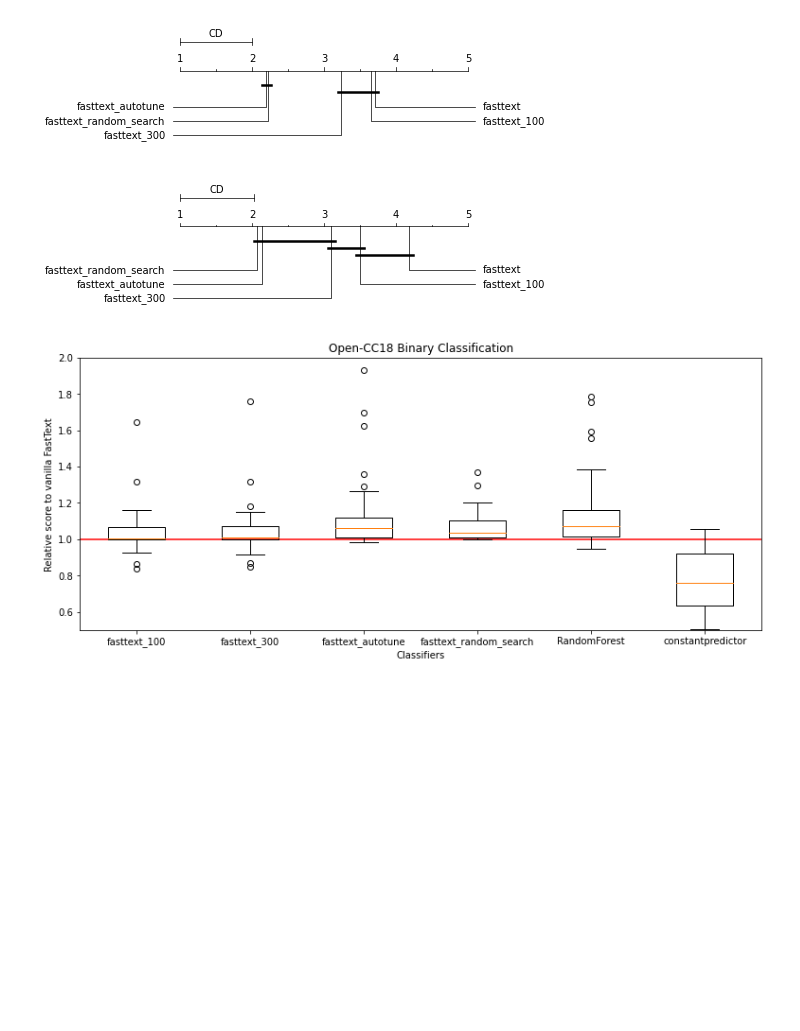
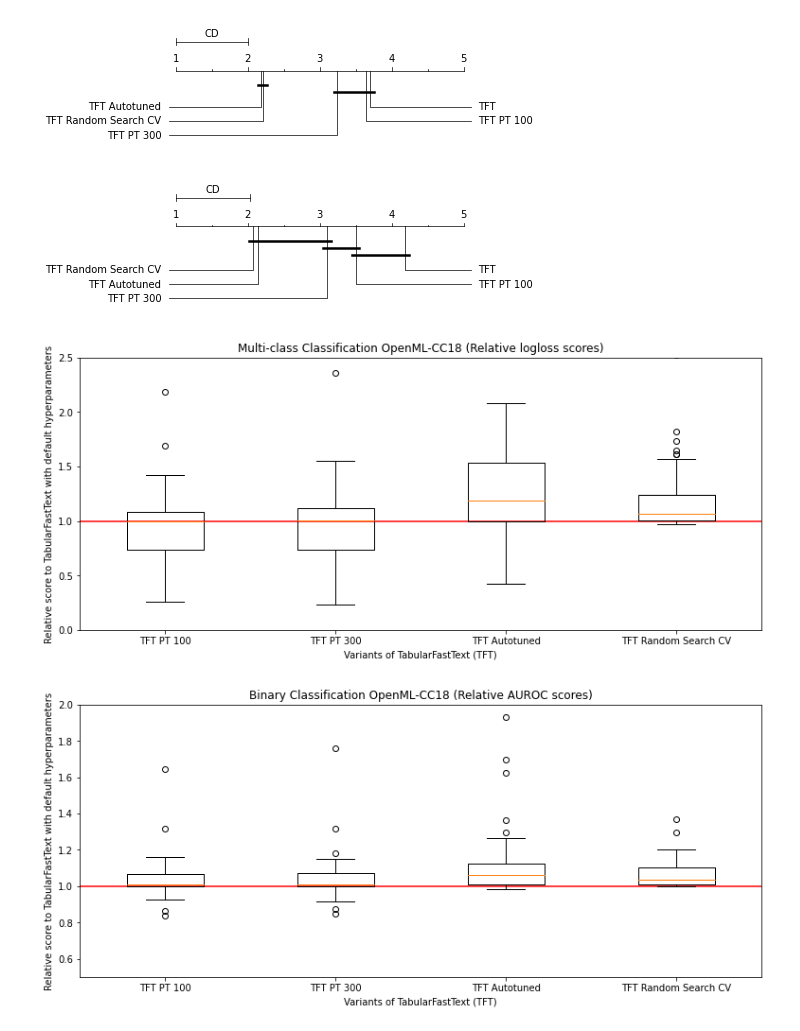
Before and after one commit to chclam/gama, a Jupyter notebook: open-cc18-results-cd.ipynb, the cells around one changed output. Cells and saved outputs as stored; diff of their text form; code cells hidden in the pictures; blank space fills up the shorter version.

Commit message:
add custom data setups

```diff
--- a/open-cc18-results-cd.ipynb
+++ b/open-cc18-results-cd.ipynb
@@ -55,8 +55,10 @@ import pandas as pd
 from scipy.stats import rankdata
 from Orange.evaluation import compute_CD, graph_ranks
 import matplotlib.pyplot as plt
+import numpy as np
 
 methods = ["fasttext", "fasttext_100", "fasttext_300", "fasttext_autotune", "fasttext_random_search"]
+method_names = ["TFT", "TFT PT 100", "TFT PT 300", "TFT Autotuned", "TFT Random Search CV"]
 
 
 def plot_cd(res, methods, metric):
@@ -68,38 +70,59 @@ def plot_cd(res, methods, metric):
   rankings = pd.DataFrame(rankings, columns=methods)
   avg_ranks = [np.mean(rankings[m]) for m in methods]
   cd = compute_CD(avg_ranks, n=len(rankings), test="nemenyi")
-  graph_ranks(avg_ranks, methods, cd=cd)
+  graph_ranks(avg_ranks, method_names, cd=cd)
   plt.show()
 
 plot_cd(res, methods, metric="neg_log_loss")
 plot_cd(res, methods, metric="roc_auc")
 # %% [output]
-[figure, old version]
+[figure, new version]
-[figure, old version]
+[figure, new version]
 # %%
 import pandas as pd
 import numpy as np
 import matplotlib.pyplot as plt
 
-methods = ["fasttext", "fasttext_100", "fasttext_300", "fasttext_autotune", "fasttext_random_search", "RandomForest", "constantpredictor"]
+methods = ["fasttext", "fasttext_100", "fasttext_300", "fasttext_autotune", "fasttext_random_search"]
+method_names = ["TFT", "TFT PT 100", "TFT PT 300", "TFT Autotuned", "TFT Random Search CV"]
 
-data = []
-for m in methods:
-  if m != "fasttext":
-    data.append([np.mean(r[m] / np.mean(r['fasttext'])) for r in res if r['metric'] == "roc_auc"])
+def get_relative_scores(res, methods, metric, baseline):
+  ret = []
+  for m in methods:
+    if m != baseline:
+      ret.append([np.mean(r[m] / np.mean(r['fasttext'])) for r in res if r['metric'] == metric])
+  return ret
 
-fig = plt.figure(figsize =(10, 4))
-# Creating axes instance
-ax = fig.add_axes([0, 0, 1, 1])
-plt.axhline(1, color="red")
-ax.set_xticklabels([m for m in methods if m != "fasttext"])
-ax.set_ylim(0.5, 2)
-ax.set_title("Open-CC18 Binary Classification")
-ax.set_xlabel("Classifiers")
-ax.set_ylabel("Relative score to vanilla FastText")
-# Creating plot
-bp = ax.boxplot(data)
-# show plot
-plt.show()
+def plot_relative_scores(data, baseline, title, ylim):
+  fig = plt.figure(figsize =(10, 4))
+  # Creating axes instance
+  ax = fig.add_axes([0, 0, 1, 1])
+  plt.axhline(1, color="red")
+  ax.set_xticklabels([m for m in method_names if m != "TFT"])
+  ax.set_ylim(ylim)
+  ax.set_title(title)
+  ax.set_xlabel("Variants of TabularFastText (TFT)")
+  ax.set_ylabel("Relative score to TabularFastText with default hyperparameters")
+  # Creating plot
+  bp = ax.boxplot(data)
+  # show plot
+  plt.show()
+
+def mapping(data):
+  ret = np.array(data)
+  ret = 1 / ret
+  return list(ret)
+
+
+multi_data = get_relative_scores(res, methods, "neg_log_loss", "fasttext")
+plot_relative_scores(mapping(multi_data), "fasttext" ,
+                     title="Multi-class Classification OpenML-CC18 (Relative logloss scores)",
+                     ylim=(0, 2.5))
+
+bin_data = get_relative_scores(res, methods, "roc_auc", "fasttext")
+plot_relative_scores(bin_data, "fasttext" ,
+                     title="Binary Classification OpenML-CC18 (Relative AUROC scores)",
+                     ylim=(0.5, 2))
 # %% [output]
-[figure, old version]
+[figure, new version]
+[figure, added]
```
Also changed, not shown: 50 other files.
